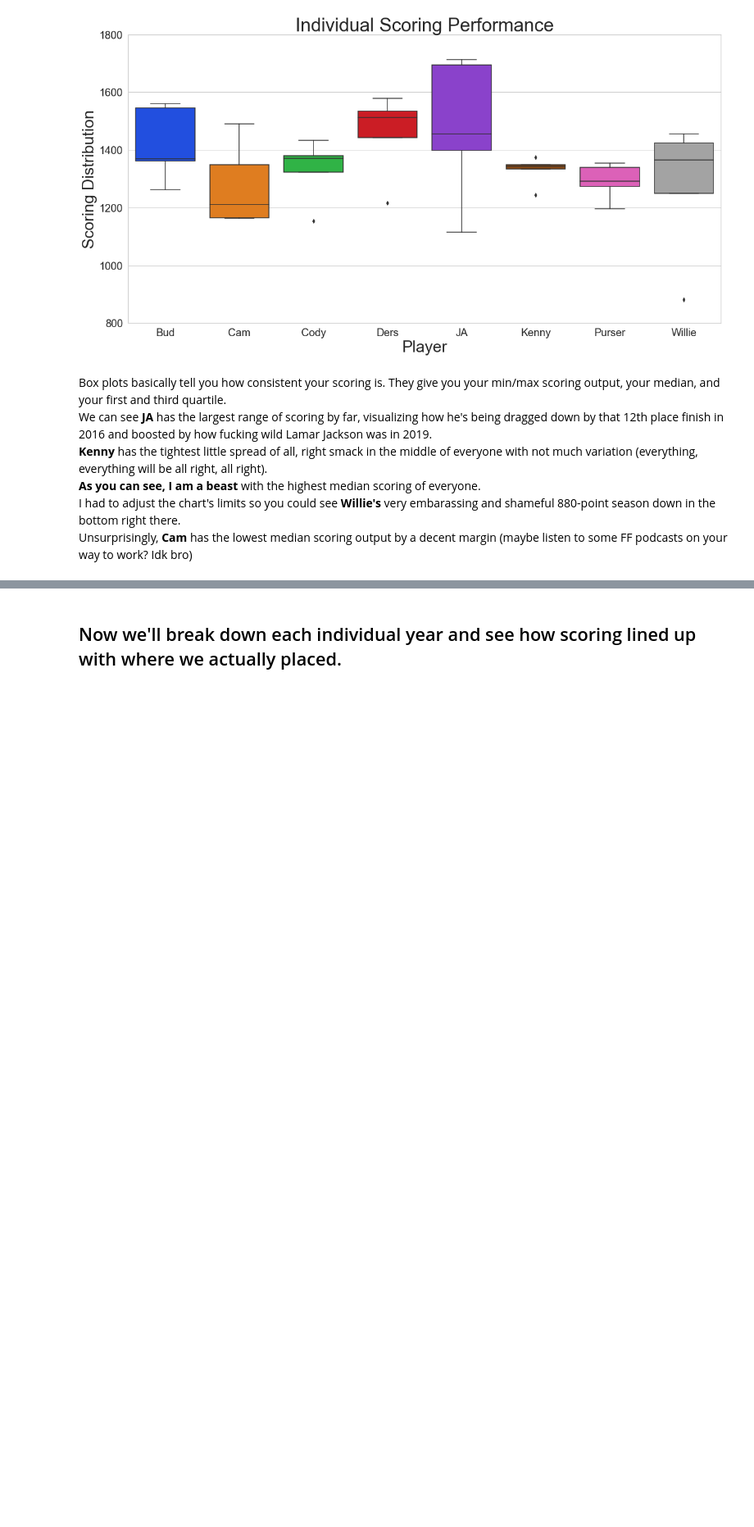
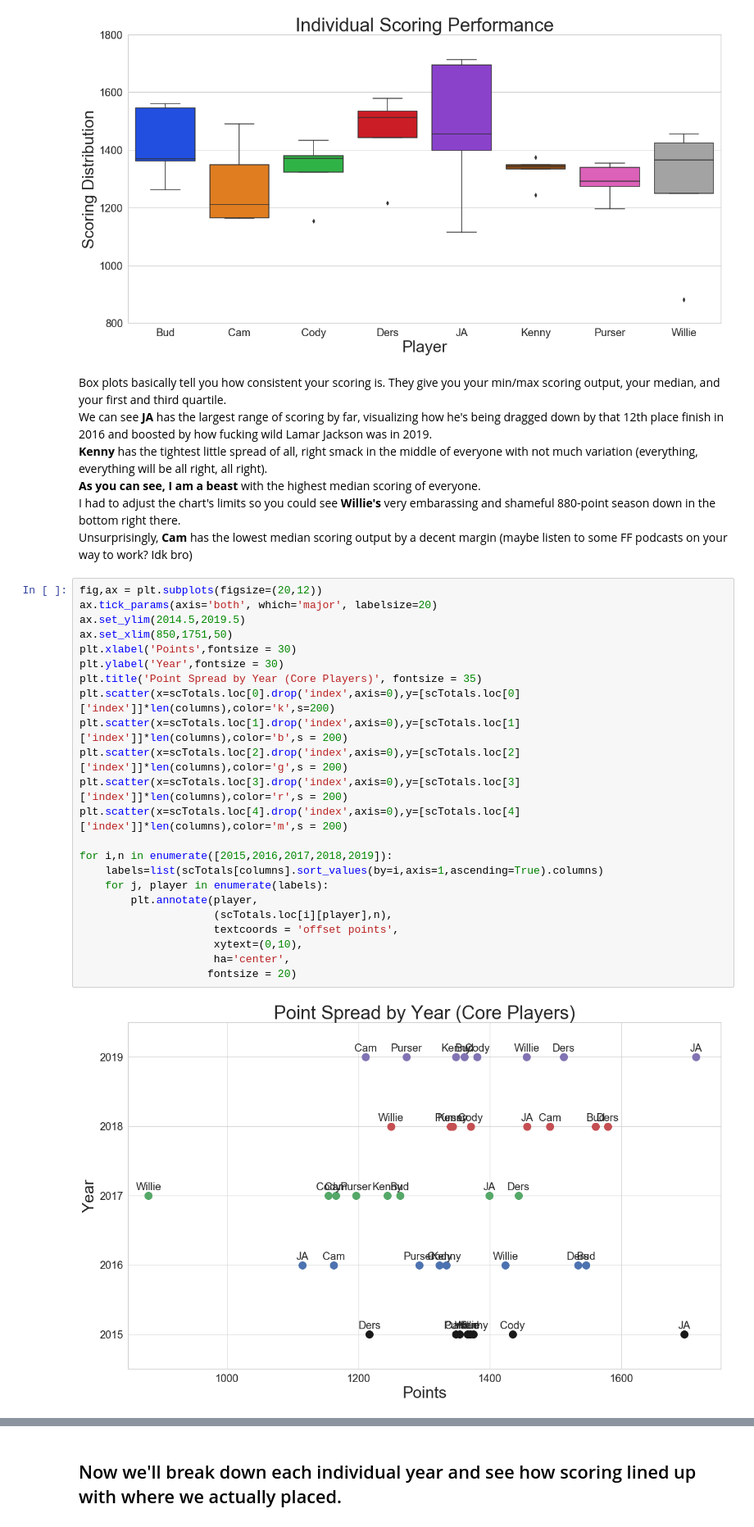
Before and after one commit to ahelgeso91/FFViz, a Jupyter notebook: FF Viz.ipynb, the cells around one changed output, grey strips where cells are left out. Shown at 82% size. Drawn from its saved outputs; the diff is of its cells as text; blank space fills up the shorter version.

Commit message:
Update FF Viz
Added in year-to-year scoring distibution with labels

```diff
--- a/FF Viz.ipynb
+++ b/FF Viz.ipynb
@@ -209,3 +209,28 @@ sns.boxplot(data=scTotals[columns],palette='bright')
 [figure]
 # %% [markdown]
 Box plots basically tell you how consistent your scoring is. They give you your min/max scoring output, your median, and your first and third quartile.<br> We can see <b>JA</b> has the largest range of scoring by far, visualizing how he's being dragged down by that 12th place finish in 2016 and boosted by how fucking wild Lamar Jackson was in 2019.<br> <b>Kenny</b> has the tightest little spread of all, right smack in the middle of everyone with not much variation (everything, everything will be all right, all right).<br> <b>As you can see, I am a beast </b> with the highest median scoring of everyone.<br> I had to adjust the chart's limits so you could see <b>Willie's</b> very embarassing and shameful 880-point season down in the bottom right there. <br> Unsurprisingly, <b>Cam</b> has the lowest median scoring output by a decent margin (maybe listen to some FF podcasts on your way to work? Idk bro)
+# %%
+fig,ax = plt.subplots(figsize=(20,12))
+ax.tick_params(axis='both', which='major', labelsize=20)
+ax.set_ylim(2014.5,2019.5)
+ax.set_xlim(850,1751,50)
+plt.xlabel('Points',fontsize = 30)
+plt.ylabel('Year',fontsize = 30)
+plt.title('Point Spread by Year (Core Players)', fontsize = 35)
+plt.scatter(x=scTotals.loc[0].drop('index',axis=0),y=[scTotals.loc[0]['index']]*len(columns),color='k',s=200)
+plt.scatter(x=scTotals.loc[1].drop('index',axis=0),y=[scTotals.loc[1]['index']]*len(columns),color='b',s = 200)
+plt.scatter(x=scTotals.loc[2].drop('index',axis=0),y=[scTotals.loc[2]['index']]*len(columns),color='g',s = 200)
+plt.scatter(x=scTotals.loc[3].drop('index',axis=0),y=[scTotals.loc[3]['index']]*len(columns),color='r',s = 200)
+plt.scatter(x=scTotals.loc[4].drop('index',axis=0),y=[scTotals.loc[4]['index']]*len(columns),color='m',s = 200)
+
+for i,n in enumerate([2015,2016,2017,2018,2019]):
+    labels=list(scTotals[columns].sort_values(by=i,axis=1,ascending=True).columns)
+    for j, player in enumerate(labels):
+        plt.annotate(player,
+                     (scTotals.loc[i][player],n),
+                     textcoords = 'offset points',
+                     xytext=(0,10),
+                     ha='center',
+                    fontsize = 20)
+# %% [output]
+[figure, added]
```
Also changed, not shown: parts of 5 cells of this notebook.
